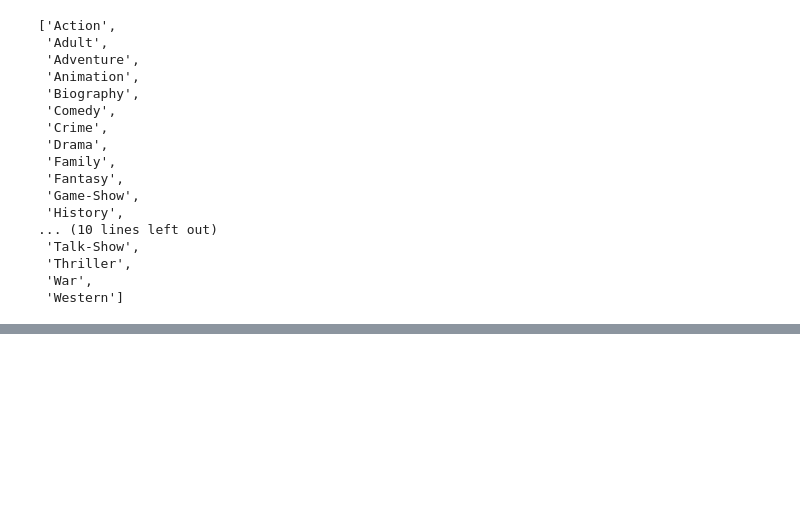
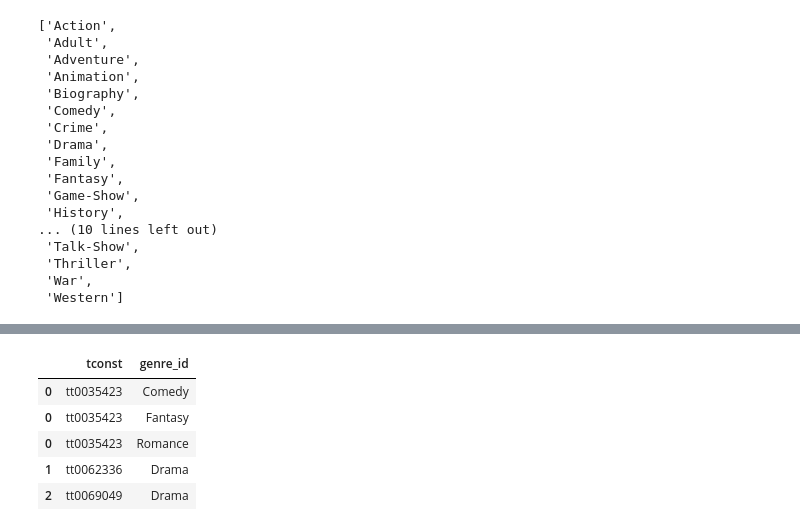
Before and after one commit to john-a-dixon/movie-success-analysis, a Jupyter notebook: 3-SQL.ipynb, the cells around one changed output, grey strips where cells are left out. Cells and saved outputs as stored; diff of their text form; code cells hidden in the pictures; blank space fills up the shorter version.

```diff
--- a/3-SQL.ipynb
+++ b/3-SQL.ipynb
@@ -138,0 +164,11 @@ unique_genres
+# %%
+# Rename the column to reflect the futue genre_id that'll replace the genre name
+title_genres_df.rename(columns={"genres_split": "genre_id"}, inplace=True)
+title_genres_df.head()
+# %% [output]
+|  | tconst | genre_id |
+| 0 | tt0035423 | Comedy |
+| 0 | tt0035423 | Fantasy |
+| 0 | tt0035423 | Romance |
+| 1 | tt0062336 | Drama |
+| 2 | tt0069049 | Drama |
```
Also changed, not shown: parts of 19 cells of this notebook.
